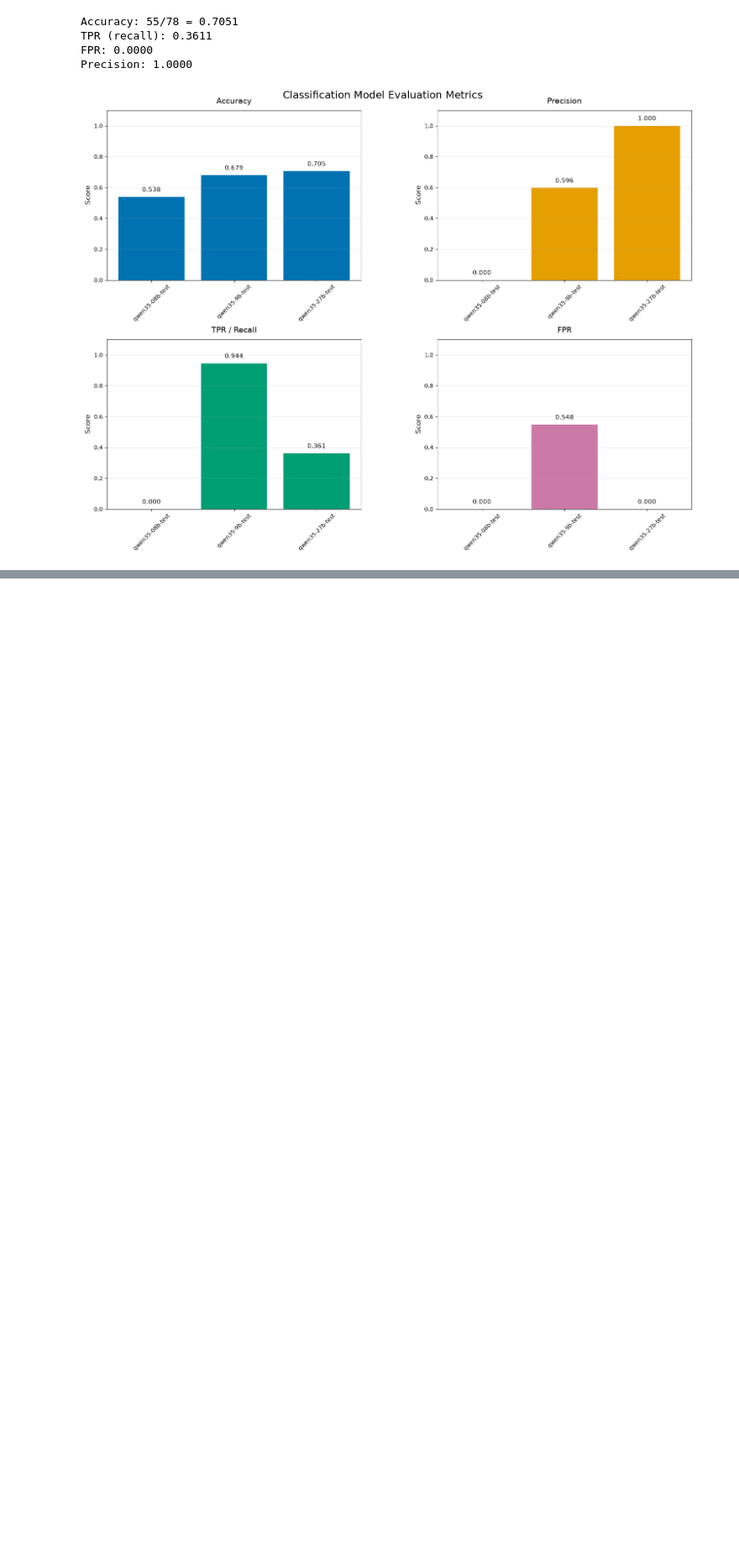
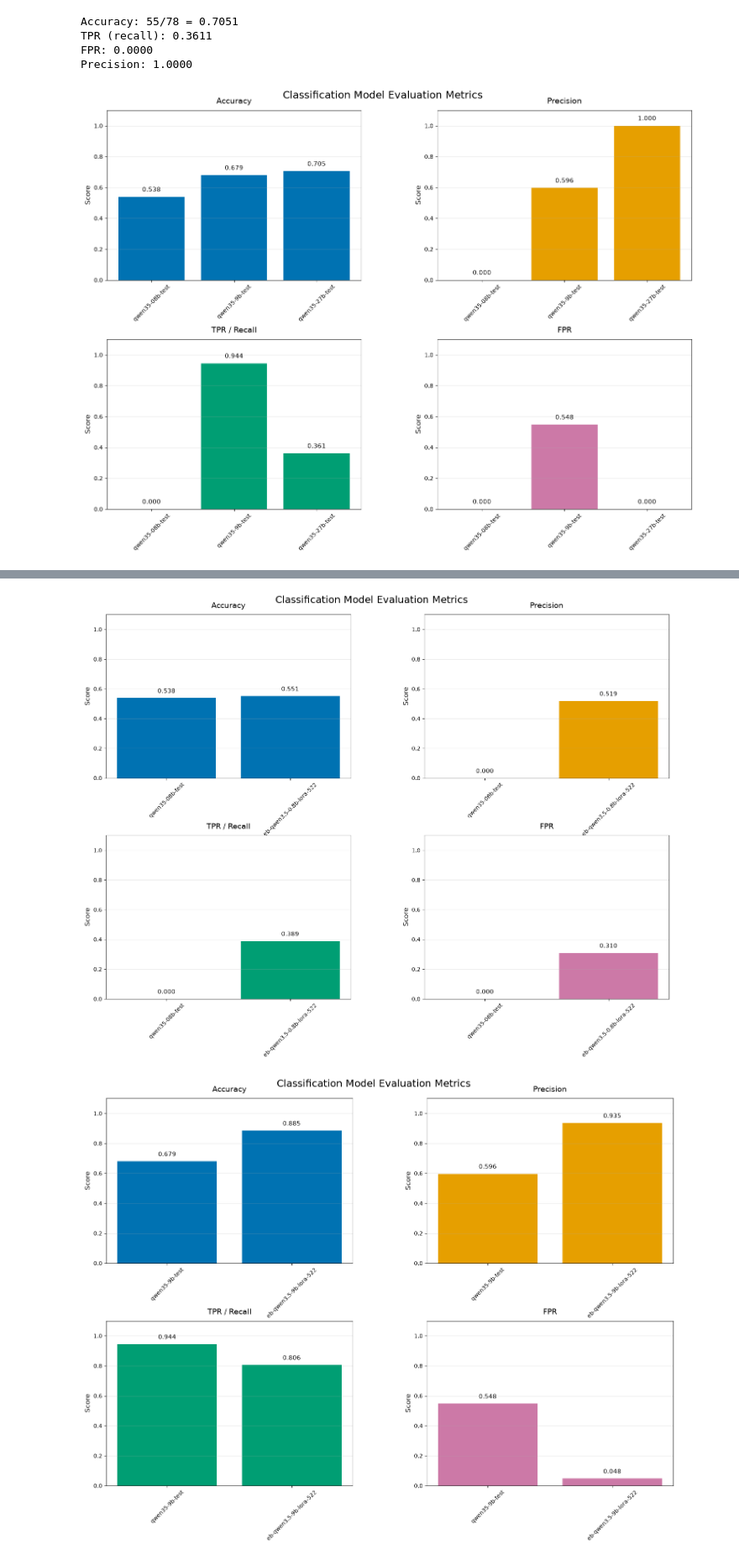
Before and after one commit to mkPuzon/local-llm-fine-tuning, a Jupyter notebook: notebooks/compare_results.ipynb, the cells around one changed output, grey strips where cells are left out. Shown at 84% size. Drawn from its saved outputs; the diff is of its cells as text; code cells hidden in the pictures; blank space fills up the shorter version.

```diff
--- a/notebooks/compare_results.ipynb
+++ b/notebooks/compare_results.ipynb
@@ -247,0 +257,16 @@ plot_model_metrics([
+# %%
+plot_model_metrics([
+    "qwen35-08b-test",
+    "eb-qwen3.5-0.8b-lora-522",
+])
+plot_model_metrics([
+    "qwen35-9b-test",
+    "eb-qwen3.5-9b-lora-522",
+])
+plot_model_metrics([
+    "qwen35-27b-test",
+    "eb-qwen3.5-27b-lora-522",
+])
+# %% [output]
+[figure, added]
+[figure, added]
```
Also changed, not shown: parts of 2 cells of this notebook, 6 other files.
